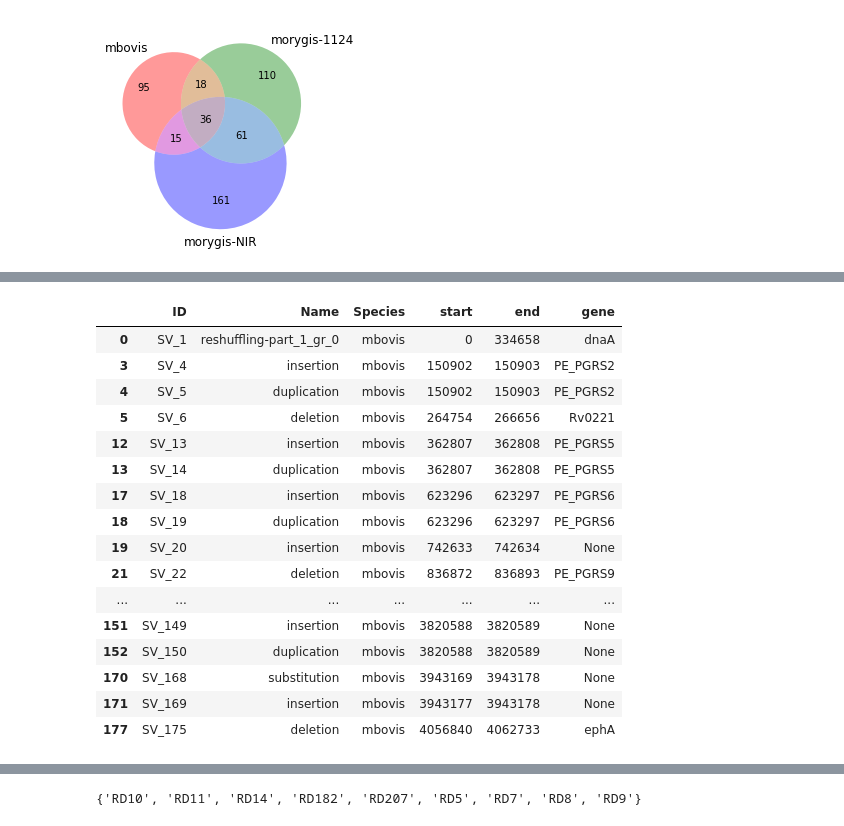
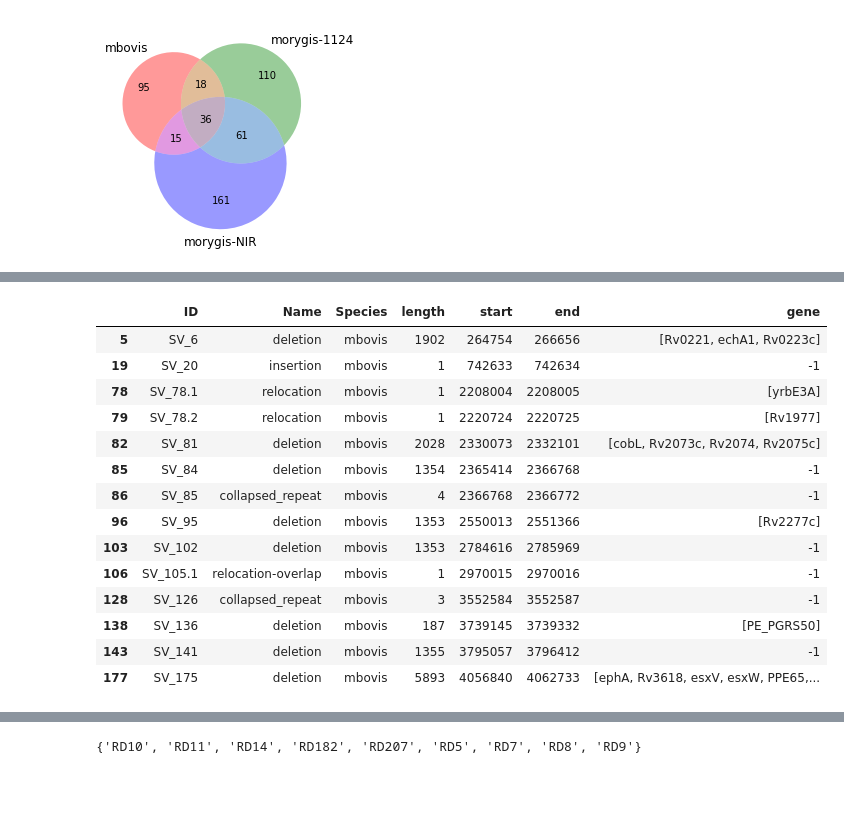
Before and after one commit to Matt-McElheron/Orygis_project, a Jupyter notebook: RunNucDiff_02-08-19.ipynb, the cells around one changed output, grey strips where cells are left out. Saved outputs shown, nothing was run; the diff lists cells and outputs as text; code cells hidden in the pictures; blank space fills up the shorter version.

```diff
--- a/RunNucDiff_02-08-19.ipynb
+++ b/RunNucDiff_02-08-19.ipynb
@@ -333,0 +343,32 @@ print (indels[cols][:65])
+# %%
+from matplotlib_venn import venn2
+
+# These are the indels of just bovis
+mbo = indels[(indels.Species =='mbovis') | (indels.Species == 'mbovis-DanishdeltasapM') | (indels.Species == 'mbovis-BCG1Russia') |
+                        (indels.Species == 'mbovis-20020476') | (indels.Species == 'mbovis-091191') | (indels.Species == 'mbovis-SP38') |
+                        (indels.Species == 'mbovis-Danish1331') | (indels.Species == 'mbovis-BCG1') | (indels.Species == 'mbovis-1595') |
+                        (indels.Species == 'mbovis-05567')]
+
+# These are the indels of all the morygis species
+morygis_indels = indels[(indels.Species != 'mbovis') & (indels.Species != 'mbovis-DanishdeltasapM') & (indels.Species != 'mbovis-BCG1Russia') &
+                        (indels.Species != 'mbovis-20020476') & (indels.Species != 'mbovis-091191') & (indels.Species != 'mbovis-SP38') &
+                        (indels.Species != 'mbovis-Danish1331') & (indels.Species != 'mbovis-BCG1') & (indels.Species != 'mbovis-1595') &
+                        (indels.Species != 'mbovis-05567') & (indels.Species != 'mafricanum') & (indels.Species != 'mcanettii') &
+                        (indels.Species != 'mcap') & (indels.Species != 'mmic') & (indels.Species != 'mpin')]
+
+
+
+
+# Here we group by start, and count how often the common start points occur
+morygis_indels = morygis_indels.groupby(['start'])['start'].agg({'Frequency':'count'})
+mbo = mbo.groupby(['start'])['start'].agg({'Frequency':'count'})
+
+# We then take the set which are present in all species
+morygis_indels = morygis_indels[morygis_indels.Frequency == 10]
+mbo = mbo[mbo.Frequency == 10]
+
+#morygis_indels.index
+
+venn2((set(mbo.index), set(morygis_indels.index)), set_labels = ('mbovis', 'morygis'))
+
+mbo_mor_starts = set(mbo.index) & set(morygis_indels.index)
@@ -354,24 +421,22 @@ venn3((set(mbo.start), set(mor_1124.start), set(mor_NIR.start)), set_labels = ('
 # %%
-common = mbo[mbo.start.isin(intersection.index)]
-common.gene.unique()
+mbovis_alone = indels[indels.Species == 'mbovis']
+common = mbovis_alone[mbovis_alone.start.isin(mbo_mor_starts)]
 common.columns
-cols=['ID', 'Name', 'Species','start','end','gene']
+cols=['ID', 'Name', 'Species', 'length','start','end','gene']
 common[cols]
 # %% [output]
-|  | ID | Name | Species | start | end | gene |
-| 0 | SV_1 | reshuffling-part_1_gr_0 | mbovis | 0 | 334658 | dnaA |
-| 3 | SV_4 | insertion | mbovis | 150902 | 150903 | PE_PGRS2 |
-| 4 | SV_5 | duplication | mbovis | 150902 | 150903 | PE_PGRS2 |
-| 5 | SV_6 | deletion | mbovis | 264754 | 266656 | Rv0221 |
-| 12 | SV_13 | insertion | mbovis | 362807 | 362808 | PE_PGRS5 |
-| 13 | SV_14 | duplication | mbovis | 362807 | 362808 | PE_PGRS5 |
-| 17 | SV_18 | insertion | mbovis | 623296 | 623297 | PE_PGRS6 |
-| 18 | SV_19 | duplication | mbovis | 623296 | 623297 | PE_PGRS6 |
-| 19 | SV_20 | insertion | mbovis | 742633 | 742634 | None |
-| 21 | SV_22 | deletion | mbovis | 836872 | 836893 | PE_PGRS9 |
-| ... | ... | ... | ... | ... | ... | ... |
-| 151 | SV_149 | insertion | mbovis | 3820588 | 3820589 | None |
-| 152 | SV_150 | duplication | mbovis | 3820588 | 3820589 | None |
-| 170 | SV_168 | substitution | mbovis | 3943169 | 3943178 | None |
-| 171 | SV_169 | insertion | mbovis | 3943177 | 3943178 | None |
-| 177 | SV_175 | deletion | mbovis | 4056840 | 4062733 | ephA |
+|  | ID | Name | Species | length | start | end | gene |
+| 5 | SV_6 | deletion | mbovis | 1902 | 264754 | 266656 | [Rv0221, echA1, Rv0223c] |
+| 19 | SV_20 | insertion | mbovis | 1 | 742633 | 742634 | -1 |
+| 78 | SV_78.1 | relocation | mbovis | 1 | 2208004 | 2208005 | [yrbE3A] |
+| 79 | SV_78.2 | relocation | mbovis | 1 | 2220724 | 2220725 | [Rv1977] |
+| 82 | SV_81 | deletion | mbovis | 2028 | 2330073 | 2332101 | [cobL, Rv2073c, Rv2074, Rv2075c] |
+| 85 | SV_84 | deletion | mbovis | 1354 | 2365414 | 2366768 | -1 |
+| 86 | SV_85 | collapsed_repeat | mbovis | 4 | 2366768 | 2366772 | -1 |
+| 96 | SV_95 | deletion | mbovis | 1353 | 2550013 | 2551366 | [Rv2277c] |
+| 103 | SV_102 | deletion | mbovis | 1353 | 2784616 | 2785969 | -1 |
+| 106 | SV_105.1 | relocation-overlap | mbovis | 1 | 2970015 | 2970016 | -1 |
+| 128 | SV_126 | collapsed_repeat | mbovis | 3 | 3552584 | 3552587 | -1 |
+| 138 | SV_136 | deletion | mbovis | 187 | 3739145 | 3739332 | [PE_PGRS50] |
+| 143 | SV_141 | deletion | mbovis | 1355 | 3795057 | 3796412 | -1 |
+| 177 | SV_175 | deletion | mbovis | 5893 | 4056840 | 4062733 | [ephA, Rv3618, esxV, esxW, PPE65,... |
```
Also changed, not shown: parts of 26 cells of this notebook.
